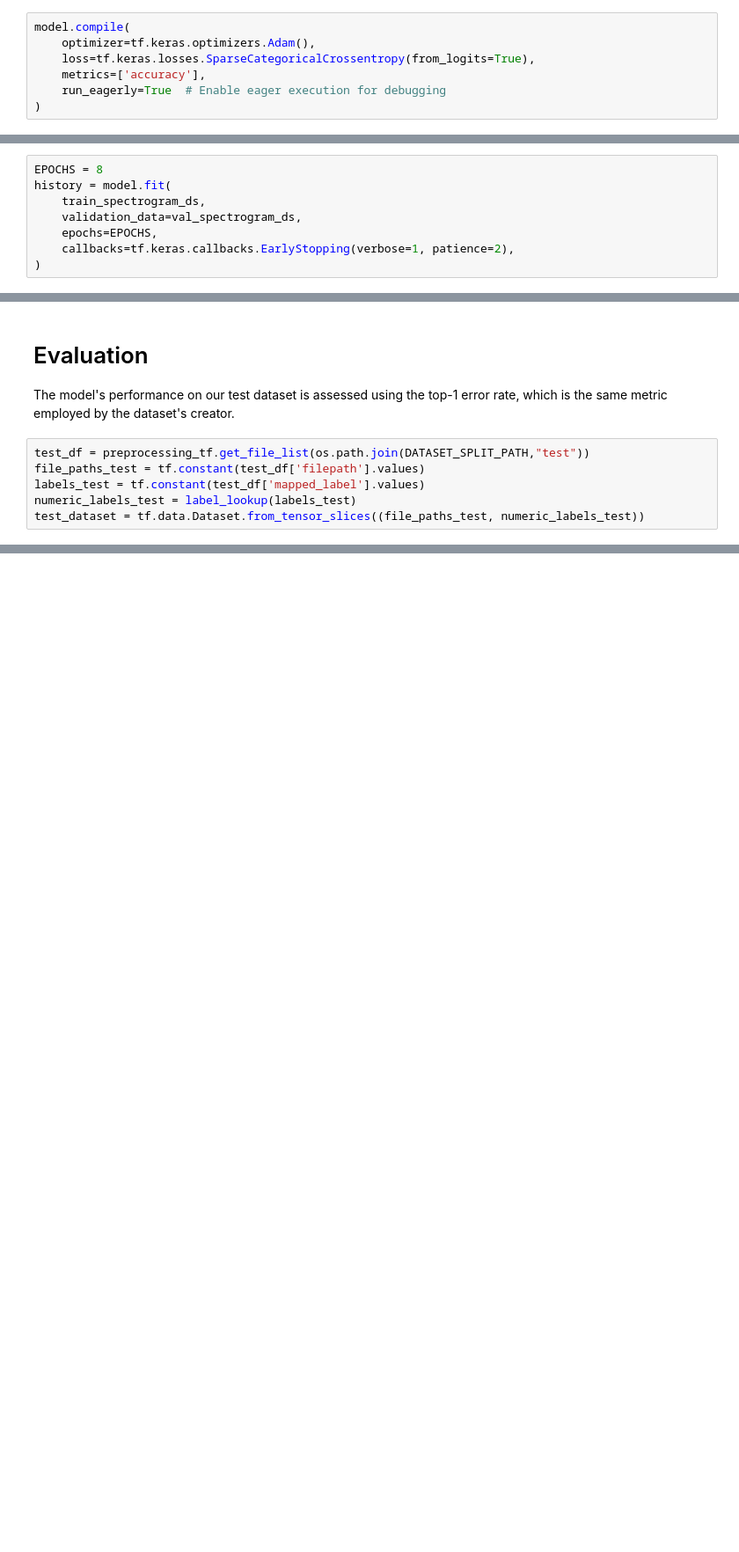
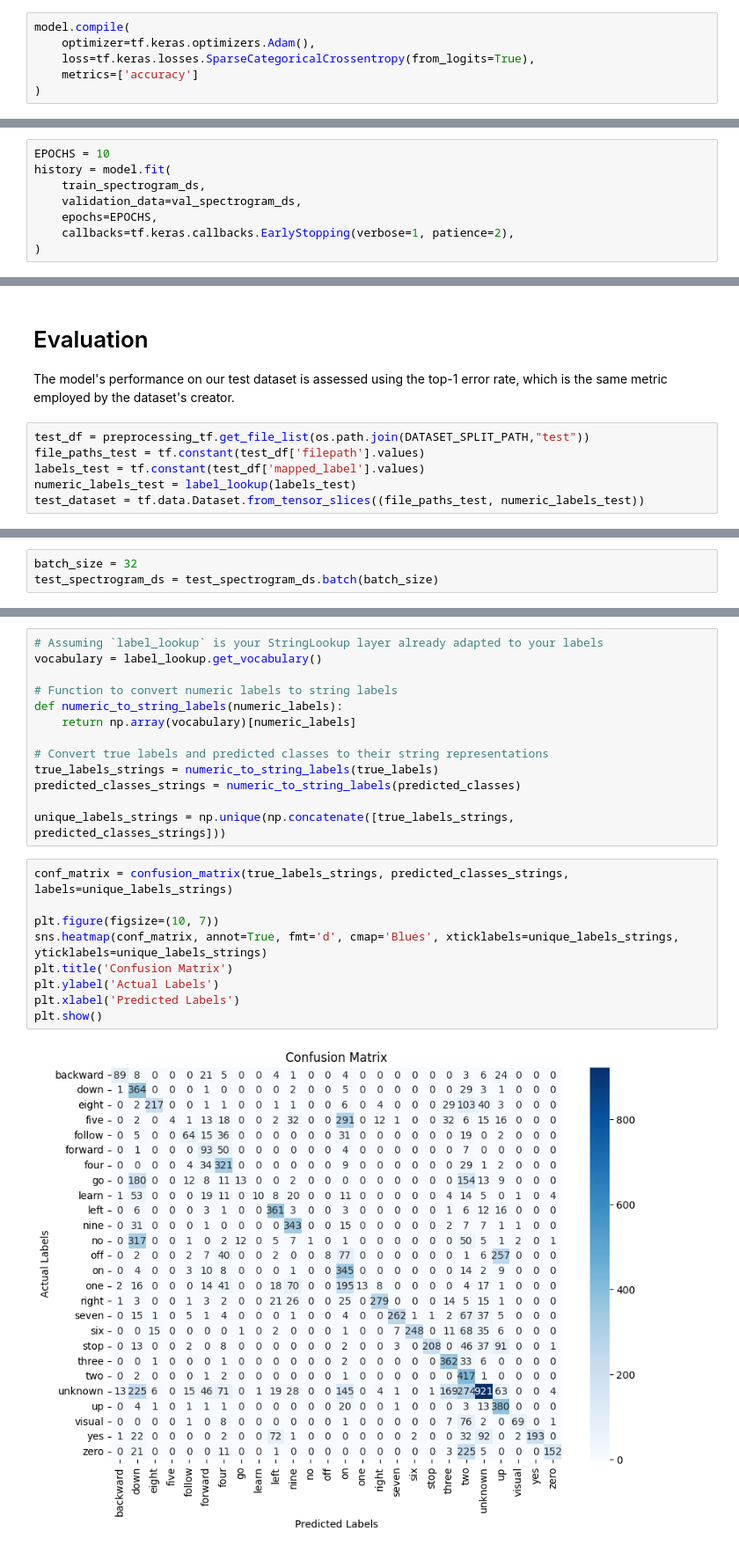
Before and after one commit to theMaren/HDA-KWS-Project, a Jupyter notebook: Baseline_model.ipynb, the cells around one changed output, grey strips where cells are left out. Shown: that part at 88% size. Saved outputs shown, nothing was run; the diff lists cells and outputs as text; blank space fills up the shorter version.

```diff
--- a/Baseline_model.ipynb
+++ b/Baseline_model.ipynb
@@ -144,6 +178,5 @@ model.summary()
 model.compile(
     optimizer=tf.keras.optimizers.Adam(),
     loss=tf.keras.losses.SparseCategoricalCrossentropy(from_logits=True),
-    metrics=['accuracy'],
-    run_eagerly=True  # Enable eager execution for debugging
+    metrics=['accuracy']
 )
@@ -150,5 +203,5 @@ model.compile(
 # %%
-EPOCHS = 8
+EPOCHS = 10
 history = model.fit(
     train_spectrogram_ds,
     validation_data=val_spectrogram_ds,
@@ -170,3 +243,6 @@ test_spectrogram_ds = test_dataset.map(lambda fp, lbl: preprocessing_tf.preproce
+# %%
+batch_size = 32
+test_spectrogram_ds = test_spectrogram_ds.batch(batch_size)
 # %%
 predictions = model.predict(test_spectrogram_ds)
 predicted_classes = np.argmax(predictions, axis=1)
@@ -181,0 +278,24 @@ print(f"Manual Top-1 Error Rate: {top_1_error_rate}")
+# %%
+# Assuming `label_lookup` is your StringLookup layer already adapted to your labels
+vocabulary = label_lookup.get_vocabulary()
+
+# Function to convert numeric labels to string labels
+def numeric_to_string_labels(numeric_labels):
+    return np.array(vocabulary)[numeric_labels]
+
+# Convert true labels and predicted classes to their string representations
+true_labels_strings = numeric_to_string_labels(true_labels)
+predicted_classes_strings = numeric_to_string_labels(predicted_classes)
+
+unique_labels_strings = np.unique(np.concatenate([true_labels_strings, predicted_classes_strings]))
+# %%
+conf_matrix = confusion_matrix(true_labels_strings, predicted_classes_strings, labels=unique_labels_strings)
+
+plt.figure(figsize=(10, 7))
+sns.heatmap(conf_matrix, annot=True, fmt='d', cmap='Blues', xticklabels=unique_labels_strings, yticklabels=unique_labels_strings)
+plt.title('Confusion Matrix')
+plt.ylabel('Actual Labels')
+plt.xlabel('Predicted Labels')
+plt.show()
+# %% [output]
+[figure, added]
```
Also changed, not shown: parts of 19 cells of this notebook.
